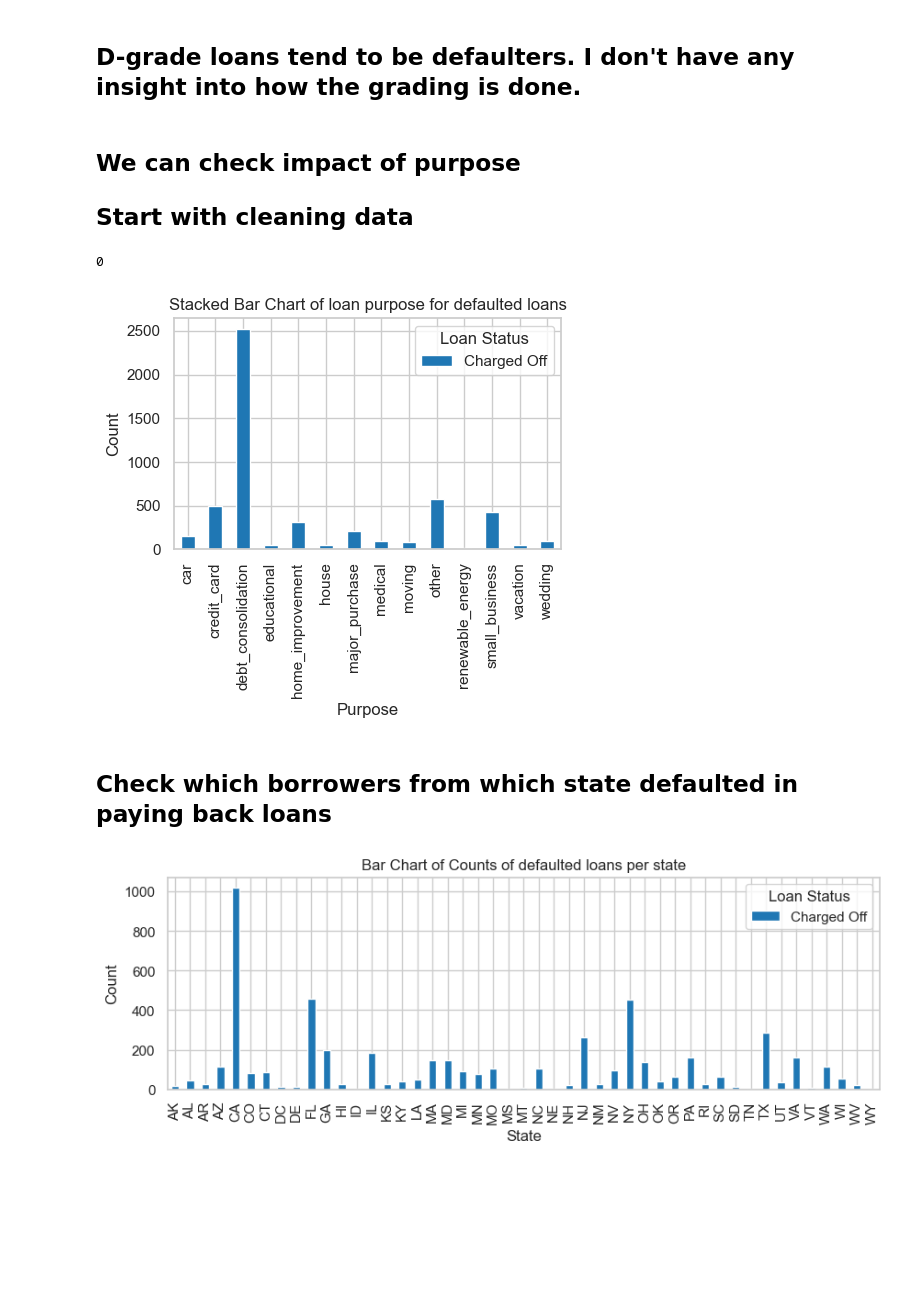
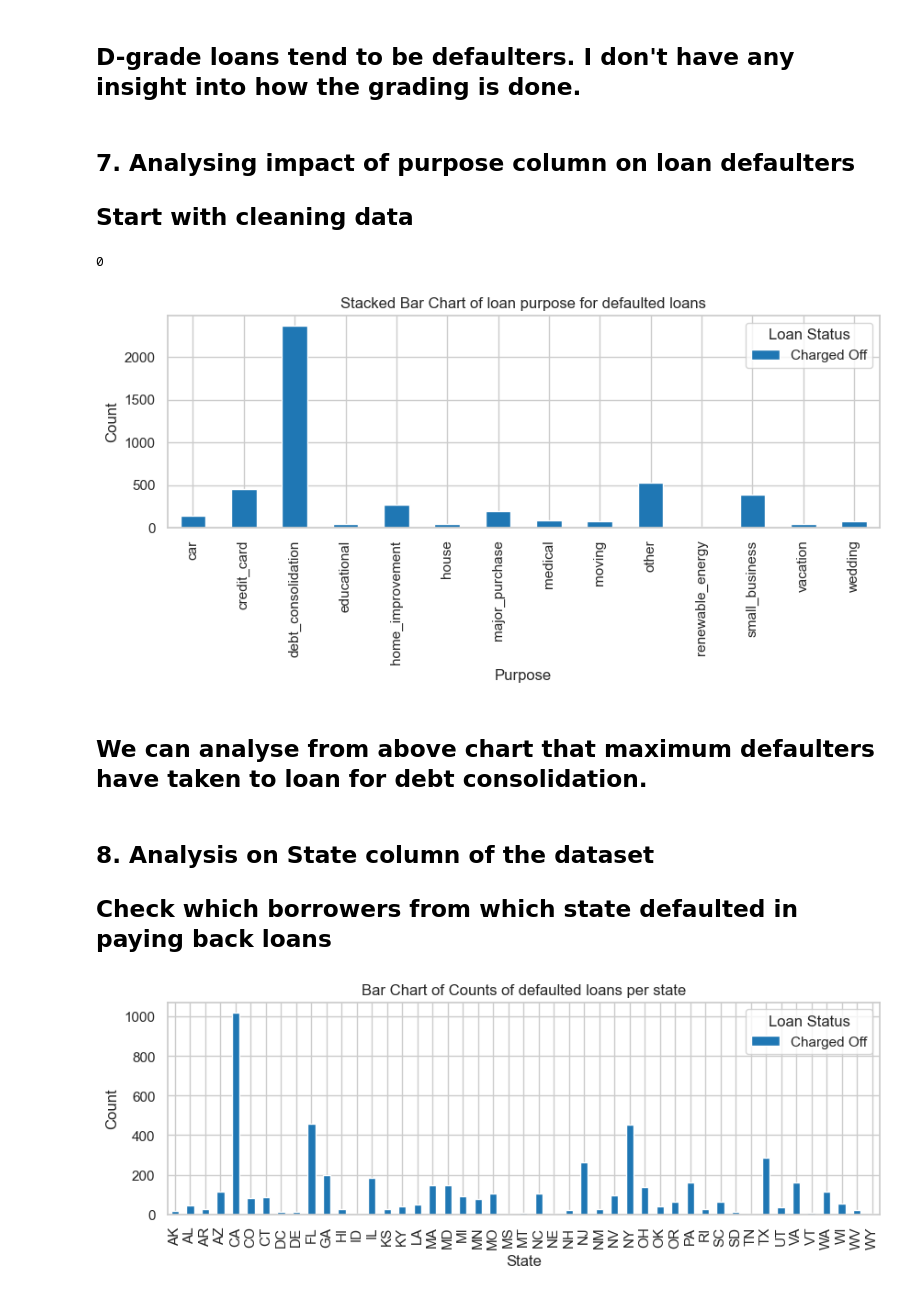
Before and after one commit to sambit-star/LendingClubCaseStudy, a Jupyter notebook: SambitMukherjee.ipynb, the cells around one changed output. Saved outputs shown, nothing was run; the diff lists cells and outputs as text; code cells hidden in the pictures; blank space fills up the shorter version.

```diff
--- a/SambitMukherjee.ipynb
+++ b/SambitMukherjee.ipynb
@@ -9,7 +9,7 @@ import warnings
 warnings.filterwarnings("ignore")
 import seaborn as sns
 # %%
-loandata=pd.read_csv('loan\loan.csv')
+loandata=pd.read_csv('/Users/vashudevsharma/Documents/Priyanka_AIML/LendingClubCaseStudy/loan/loan.csv')
 # %%
 loandata.head()
 # %% [output]
@@ -453,7 +461,7 @@ plt.show()
 # %% [markdown]
 ## D-grade loans tend to be defaulters. I don't have any insight into how the grading is done.
 # %% [markdown]
-## We can check impact of purpose
+## 7. Analysing impact of purpose column on loan defaulters
 ## Start with cleaning data
 # %%
 loandata1['purpose'].isnull().sum()
@@ -461,19 +469,22 @@ loandata1['purpose'].isnull().sum()
 0
 # %%
 grade_stats = loandata1[loandata1['loan_status']=='Charged Off'].groupby(['purpose','loan_status']).size().unstack(fill_value=0)
-grade_stats.plot(kind='bar', stacked=True, figsize=(5, 3), color=['#1f77b4', '#ff7f0e','#ff7f9e'])
+grade_stats.plot(kind='bar', stacked=True, figsize=(10, 3), color=['#1f77b4', '#ff7f0e','#ff7f9e'])
 
 # Adding labels and title
 plt.xlabel('Purpose')
 plt.ylabel('Count')
 plt.title('Stacked Bar Chart of loan purpose for defaulted loans')
 plt.legend(title='Loan Status')
 
 # Display the plot
 plt.show()
 # %% [output]
-[figure, old version]
+[figure, new version]
+# %% [markdown]
+## We can analyse from above chart that maximum defaulters have taken to loan for debt consolidation.
 # %% [markdown]
+## 8. Analysis on State column of the dataset
 ## Check which borrowers from which state defaulted in paying back loans
 # %%
 
```
Also changed, not shown: parts of 31 cells of this notebook, 3 other files.
